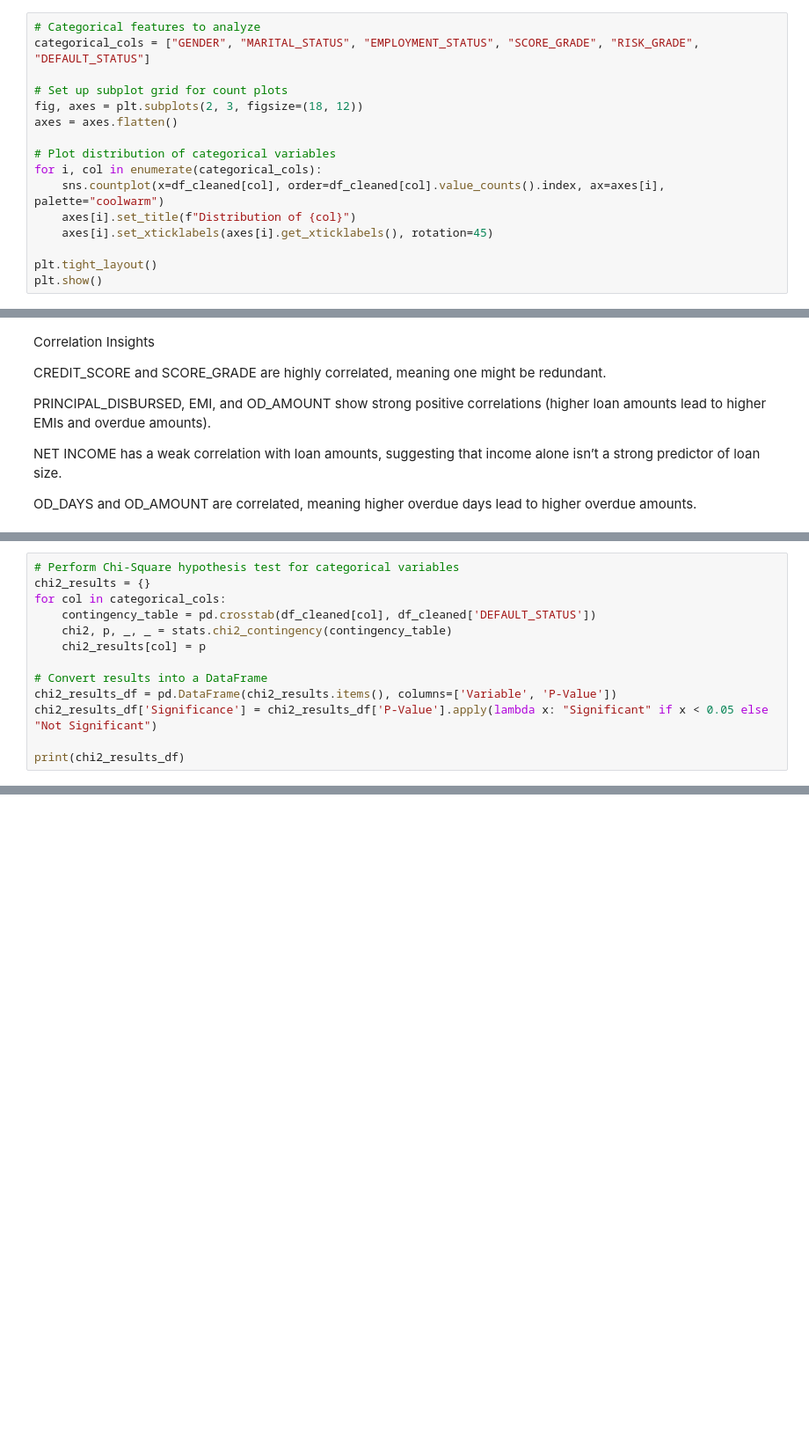
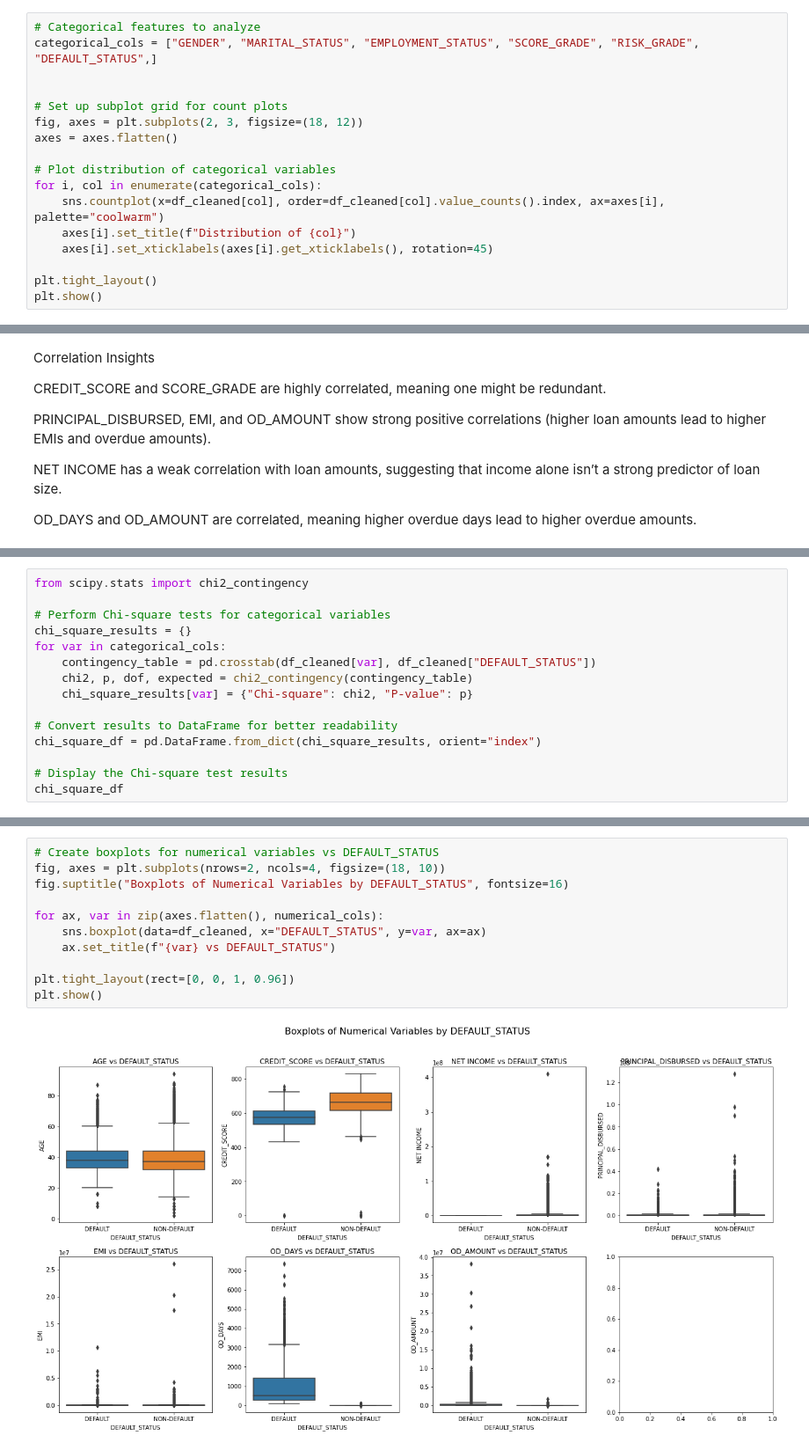
Before and after one commit to AlexIrungu/DSC-CapstoneProject, a Jupyter notebook: notebooks/michael.ipynb, the cells around one changed output, grey strips where cells are left out. Shown at 88% size. Saved outputs shown, nothing was run; the diff lists cells and outputs as text; blank space fills up the shorter version.

```diff
--- a/notebooks/michael.ipynb
+++ b/notebooks/michael.ipynb
@@ -666,7 +672,8 @@ This suggests some borrowers have very high overdue days or loan amounts.
 Visualize categorical features and analyze their relationship with loan default status
 # %%
 # Categorical features to analyze
-categorical_cols = ["GENDER", "MARITAL_STATUS", "EMPLOYMENT_STATUS", "SCORE_GRADE", "RISK_GRADE", "DEFAULT_STATUS"]
+categorical_cols = ["GENDER", "MARITAL_STATUS", "EMPLOYMENT_STATUS", "SCORE_GRADE", "RISK_GRADE", "DEFAULT_STATUS",]
+
 
 # Set up subplot grid for count plots
 fig, axes = plt.subplots(2, 3, figsize=(18, 12))
@@ -805,13 +762,0 @@ plt.show()
-# %%
-# Perform Chi-Square hypothesis test for categorical variables
-chi2_results = {}
-for col in categorical_cols:
-    contingency_table = pd.crosstab(df_cleaned[col], df_cleaned['DEFAULT_STATUS'])
-    chi2, p, _, _ = stats.chi2_contingency(contingency_table)
-    chi2_results[col] = p
-
-# Convert results into a DataFrame
-chi2_results_df = pd.DataFrame(chi2_results.items(), columns=['Variable', 'P-Value'])
-chi2_results_df['Significance'] = chi2_results_df['P-Value'].apply(lambda x: "Significant" if x < 0.05 else "Not Significant")
-
-print(chi2_results_df)
@@ -837,0 +763,15 @@ Perform a Chi-Square Test to check if categorical variables significantly influe
+# %%
+from scipy.stats import chi2_contingency
+
+# Perform Chi-square tests for categorical variables
+chi_square_results = {}
+for var in categorical_cols:
+    contingency_table = pd.crosstab(df_cleaned[var], df_cleaned["DEFAULT_STATUS"])
+    chi2, p, dof, expected = chi2_contingency(contingency_table)
+    chi_square_results[var] = {"Chi-square": chi2, "P-value": p}
+
+# Convert results to DataFrame for better readability
+chi_square_df = pd.DataFrame.from_dict(chi_square_results, orient="index")
+
+# Display the Chi-square test results
+chi_square_df
@@ -837,0 +786,13 @@ Perform a Chi-Square Test to check if categorical variables significantly influe
+# %%
+# Create boxplots for numerical variables vs DEFAULT_STATUS
+fig, axes = plt.subplots(nrows=2, ncols=4, figsize=(18, 10))
+fig.suptitle("Boxplots of Numerical Variables by DEFAULT_STATUS", fontsize=16)
+
+for ax, var in zip(axes.flatten(), numerical_cols):
+    sns.boxplot(data=df_cleaned, x="DEFAULT_STATUS", y=var, ax=ax)
+    ax.set_title(f"{var} vs DEFAULT_STATUS")
+
+plt.tight_layout(rect=[0, 0, 1, 0.96])
+plt.show()
+# %% [output]
+[figure, added]
```
Also changed, not shown: parts of 23 cells of this notebook.
